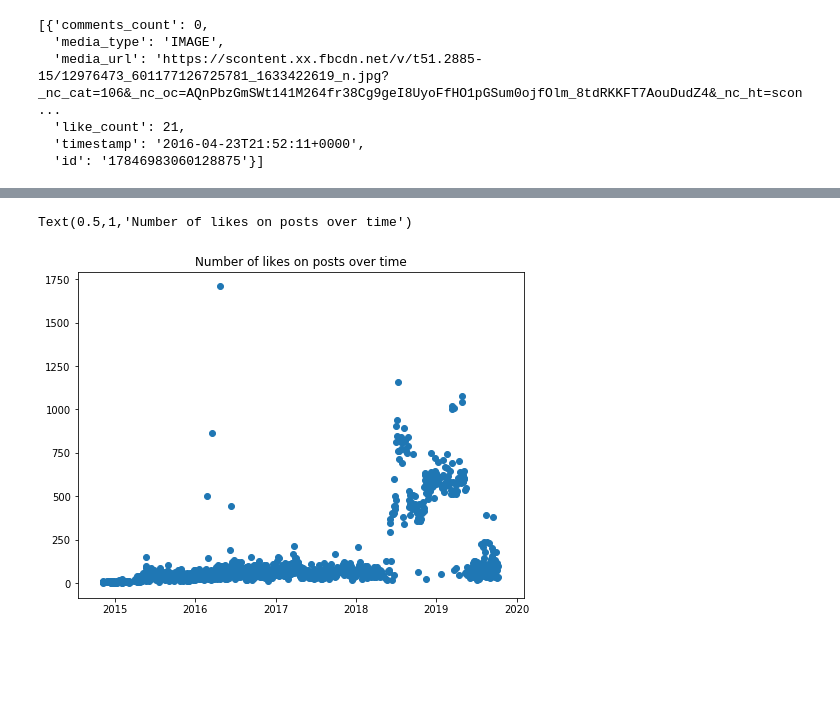
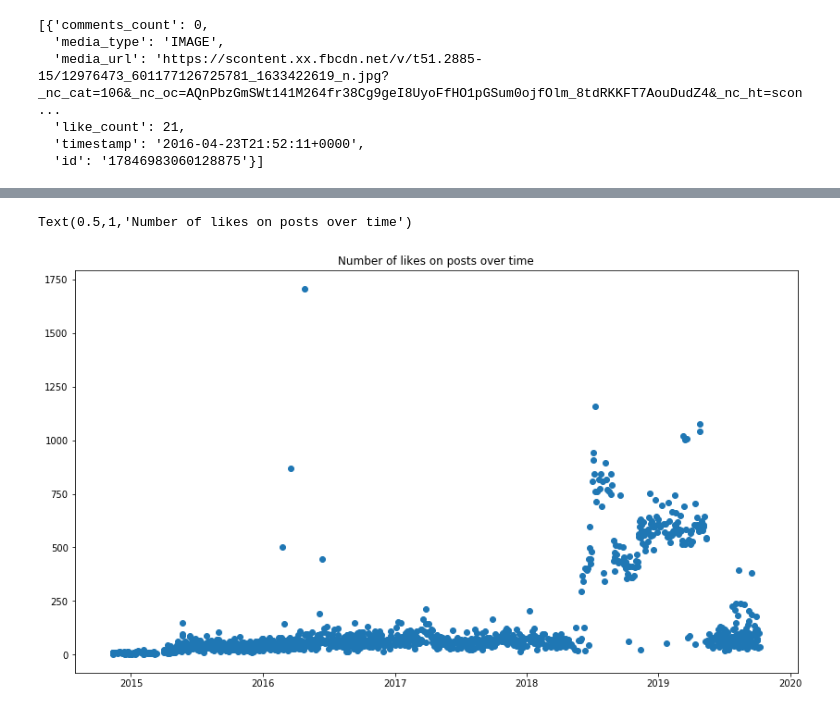
Before and after one commit to ssrosa/grotto, a Jupyter notebook: index.ipynb, the cells around one changed output, grey strips where cells are left out. Saved outputs shown, nothing was run; the diff lists cells and outputs as text; code cells hidden in the pictures; blank space fills up the shorter version.

```diff
--- a/index.ipynb
+++ b/index.ipynb
@@ -120,8 +117,16 @@ data = {col: [obj[col] if col in list(obj.keys()) else None for obj in media_obj
   'timestamp': '2016-04-23T21:52:11+0000',
   'id': '17846983060128875'}]
 # %%
+#Get columns of data from json to build dataframe
+media_objects_dicts = [json.loads(obj) for obj in media_objects_json]
+columns = (list(media_objects_dicts[0].keys()))
+data = {col: [obj[col] if col in list(obj.keys()) else None for obj in media_objects_dicts] for col in columns}
+
 #build pandas data frame to look at data
 df = pd.DataFrame(data)
 df.set_index(pd.to_datetime(df['timestamp']), inplace = True)
+df['date_ordinal'] = pd.to_datetime(df['timestamp']).apply(lambda date: date.toordinal())
 df.drop(['timestamp'], axis = 1, inplace = True)
 df.sort_index(axis = 0, ascending = True, inplace = True)
+# %%
+df['date_ordinal'] = df.index.apply(lambda date: date.toordinal())
@@ -138,8 +147,8 @@ df.head()
 # %%
-fig = plt.figure(figsize = (8,6))
+fig = plt.figure(figsize = (14,8))
 plt.scatter(df.index, df['like_count'])
 plt.title('Number of likes on posts over time')
 # %% [output]
 Text(0.5,1,'Number of likes on posts over time')
-[figure, old version]
+[figure, new version]
 # %%
```
Also changed, not shown: parts of 16 cells of this notebook.
